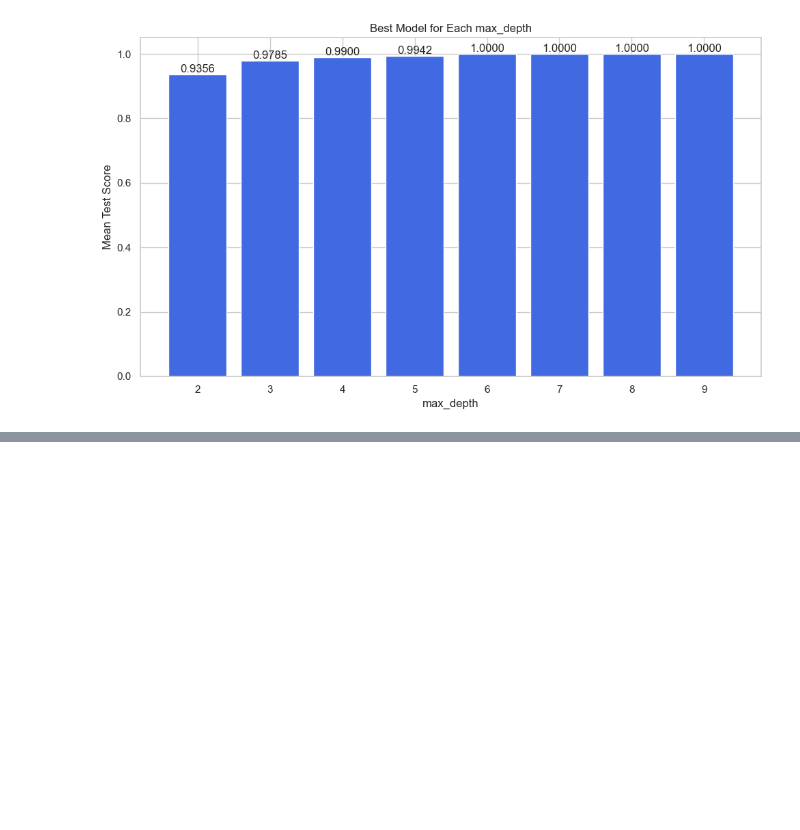
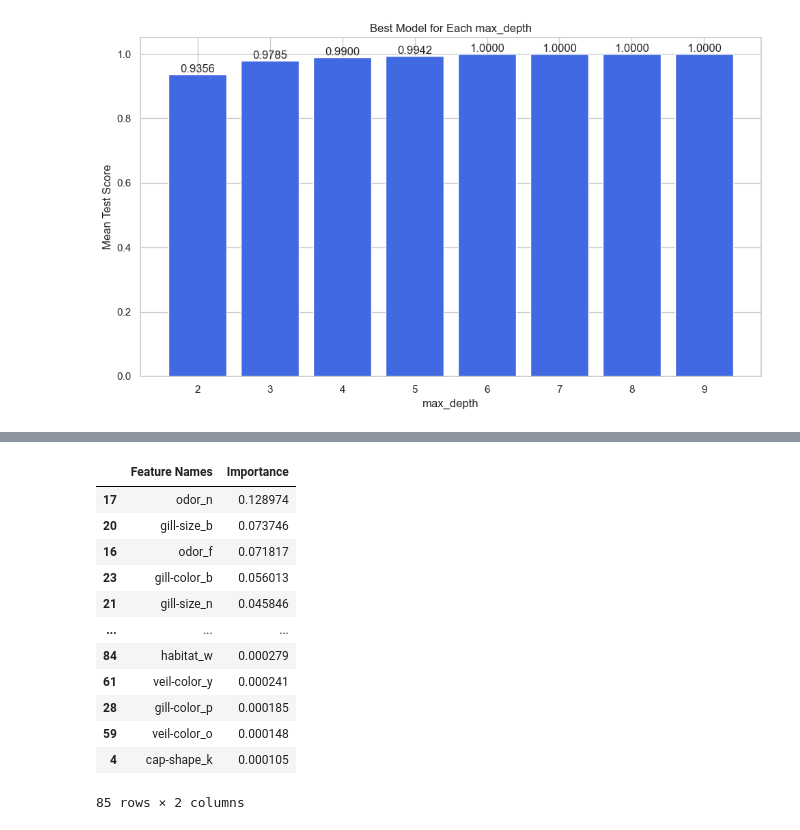
Before and after one commit to reneta-dimitrova96/Machine-Learning-Project-2023---Mushroom-Classification, a Jupyter notebook: mushroom_classification.ipynb, the cells around one changed output, grey strips where cells are left out. Cells and saved outputs as stored; diff of their text form; code cells hidden in the pictures; blank space fills up the shorter version.

```diff
--- a/mushroom_classification.ipynb
+++ b/mushroom_classification.ipynb
@@ -852,0 +821,5 @@ plt.show()
+# %%
+baseline_random_forest_cls = RandomForestClassifier()
+# %%
+grid_search = GridSearchCV(estimator=baseline_random_forest_cls, param_grid=param_grid_random_forest_cls, cv=5, scoring='accuracy')
+grid_search.fit(X_train, y_train)
@@ -852,0 +834,2 @@ plt.show()
+# %%
+best_params_random_forest_cls = grid_search.best_params_
@@ -852,0 +844,3 @@ plt.show()
+# %%
+best_random_forest_cls = RandomForestClassifier(**best_params_random_forest_cls)
+best_random_forest_cls.fit(X_train, y_train)
@@ -852,0 +874,16 @@ plt.show()
+# %%
+calculate_feature_importance(best_random_forest_cls, X)
+# %% [output]
+|  | Feature Names | Importance |
+| 17 | odor_n | 0.128974 |
+| 20 | gill-size_b | 0.073746 |
+| 16 | odor_f | 0.071817 |
+| 23 | gill-color_b | 0.056013 |
+| 21 | gill-size_n | 0.045846 |
+| ... | ... | ... |
+| 84 | habitat_w | 0.000279 |
+| 61 | veil-color_y | 0.000241 |
+| 28 | gill-color_p | 0.000185 |
+| 59 | veil-color_o | 0.000148 |
+| 4 | cap-shape_k | 0.000105 |
+85 rows × 2 columns
```
Also changed, not shown: parts of 50 cells of this notebook.
